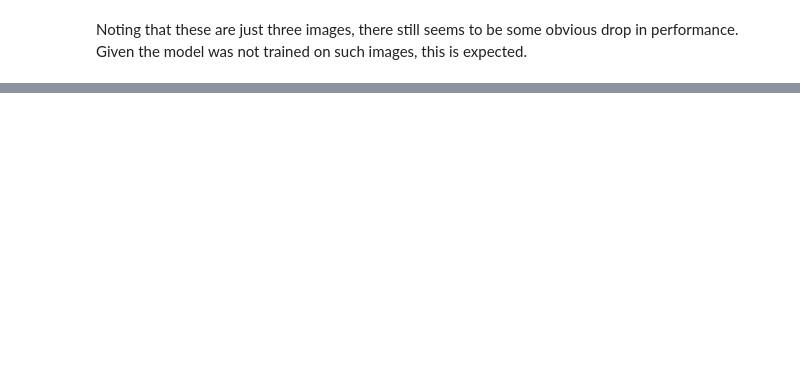
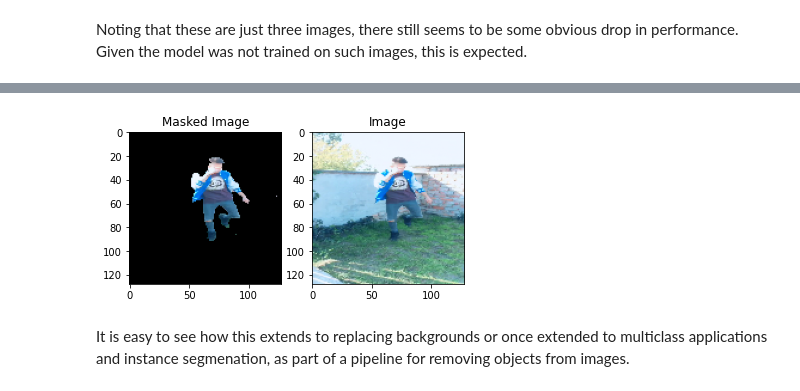
Before and after one commit to penichols10/tiktok_dance_mask, a Jupyter notebook: analysis copy.ipynb, the cells around one changed output, grey strips where cells are left out. Saved outputs shown, nothing was run; the diff lists cells and outputs as text; code cells hidden in the pictures; blank space fills up the shorter version.

```diff
--- a/analysis copy.ipynb
+++ b/analysis copy.ipynb
@@ -427,0 +365,4 @@ Noting that these are just three images, there still seems to be some obvious dr
+# %%
+example_image = np.expand_dims(x_test[100], axis=0)
+pred_mask = model.predict(example_image)
+pred_mask = np.round(pred_mask)
@@ -427,0 +371,21 @@ Noting that these are just three images, there still seems to be some obvious dr
+# %%
+# Create 2D mask and stack so it has 3 channels
+bool_mask = np.squeeze(np.where(pred_mask == 0, True, False))
+bool_mask = np.stack([bool_mask for i in range(example_image.shape[-1])], axis=-1)
+
+# Below is zero where masked, original value otherwise
+masked_img = np.where(bool_mask, 0, np.squeeze(example_image))
+
+
+fig, axes = plt.subplots(1,2)
+axes[0].imshow(masked_img)
+axes[0].set_title('Masked Image')
+
+axes[1].imshow(np.squeeze(example_image))
+axes[1].set_title('Image')
+
+plt.show()
+# %% [output]
+[figure, added]
+# %% [markdown]
+It is easy to see how this extends to replacing backgrounds or once extended to multiclass applications and instance segmenation, as part of a pipeline for removing objects from images.
```
Also changed, not shown: parts of 40 cells of this notebook, 2 other files.
